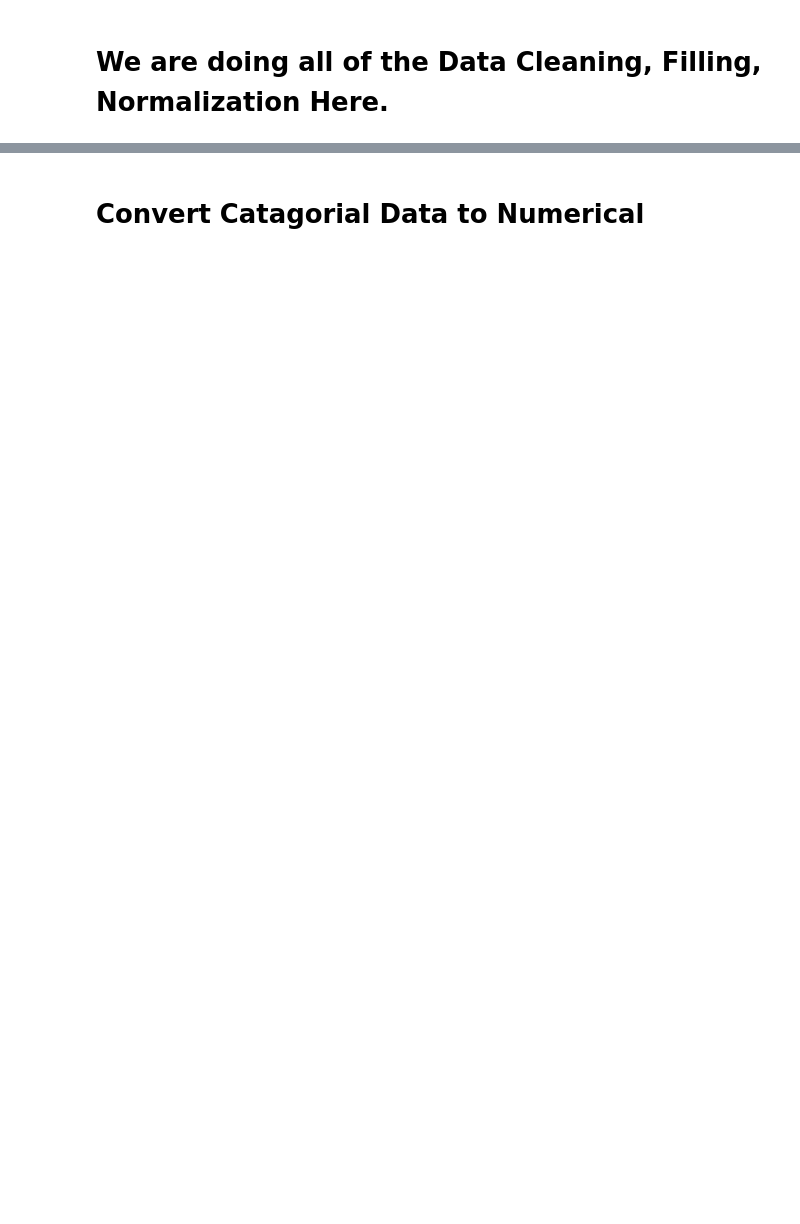
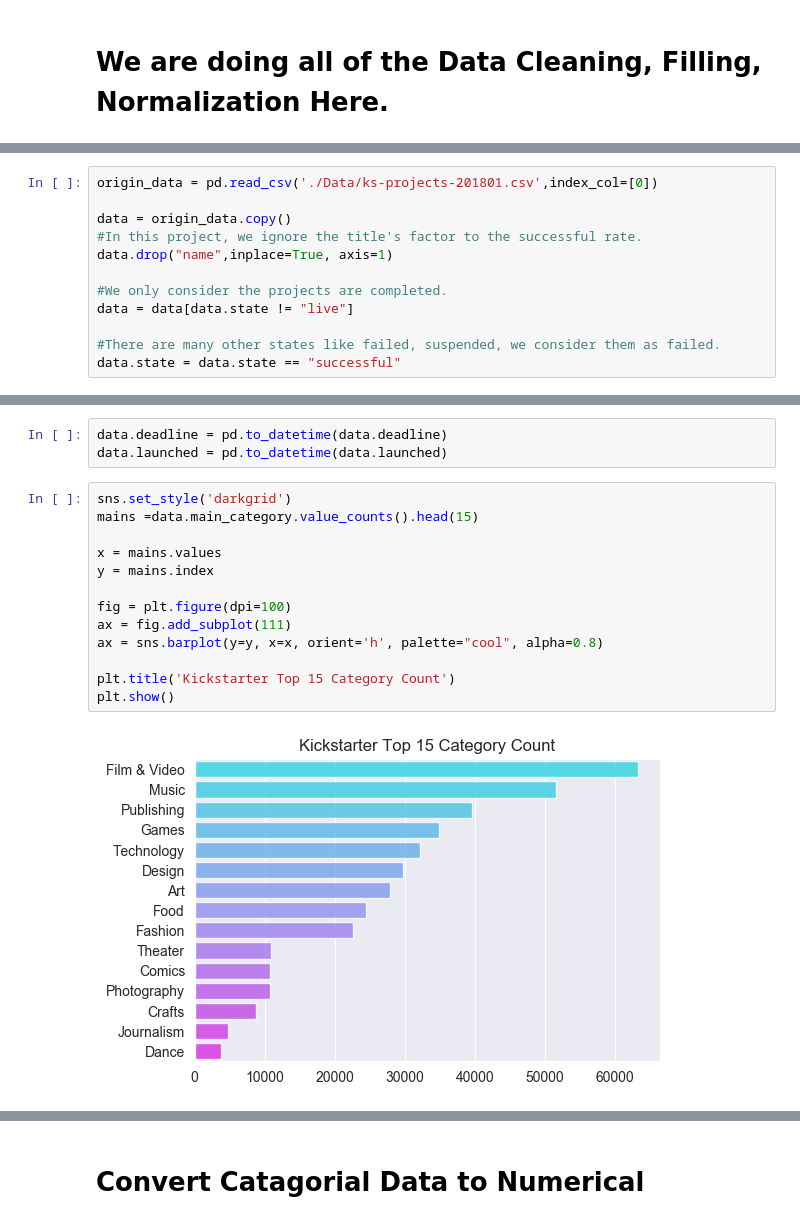
Before and after one commit to ramonidea/370_project, a Jupyter notebook: Data Prep.ipynb, the cells around one changed output, grey strips where cells are left out. Drawn from its saved outputs; the diff is of its cells as text; blank space fills up the shorter version.

Commit message:
add some analytics and graph

```diff
--- a/Data Prep.ipynb
+++ b/Data Prep.ipynb
@@ -10,0 +12,12 @@ data = pd.read_csv('./Data/ks-projects-201801.csv',index_col=[0])
+# %%
+origin_data = pd.read_csv('./Data/ks-projects-201801.csv',index_col=[0])
+
+data = origin_data.copy()
+#In this project, we ignore the title's factor to the successful rate.
+data.drop("name",inplace=True, axis=1)
+
+#We only consider the projects are completed.
+data = data[data.state != "live"]
+
+#There are many other states like failed, suspended, we consider them as failed.
+data.state = data.state == "successful"
@@ -10,0 +34,18 @@ data = pd.read_csv('./Data/ks-projects-201801.csv',index_col=[0])
+# %%
+data.deadline = pd.to_datetime(data.deadline)
+data.launched = pd.to_datetime(data.launched)
+# %%
+sns.set_style('darkgrid')
+mains =data.main_category.value_counts().head(15)
+
+x = mains.values
+y = mains.index
+
+fig = plt.figure(dpi=100)
+ax = fig.add_subplot(111)
+ax = sns.barplot(y=y, x=x, orient='h', palette="cool", alpha=0.8)
+
+plt.title('Kickstarter Top 15 Category Count')
+plt.show()
+# %% [output]
+[figure, added]
```
Also changed, not shown: parts of 21 cells of this notebook.
